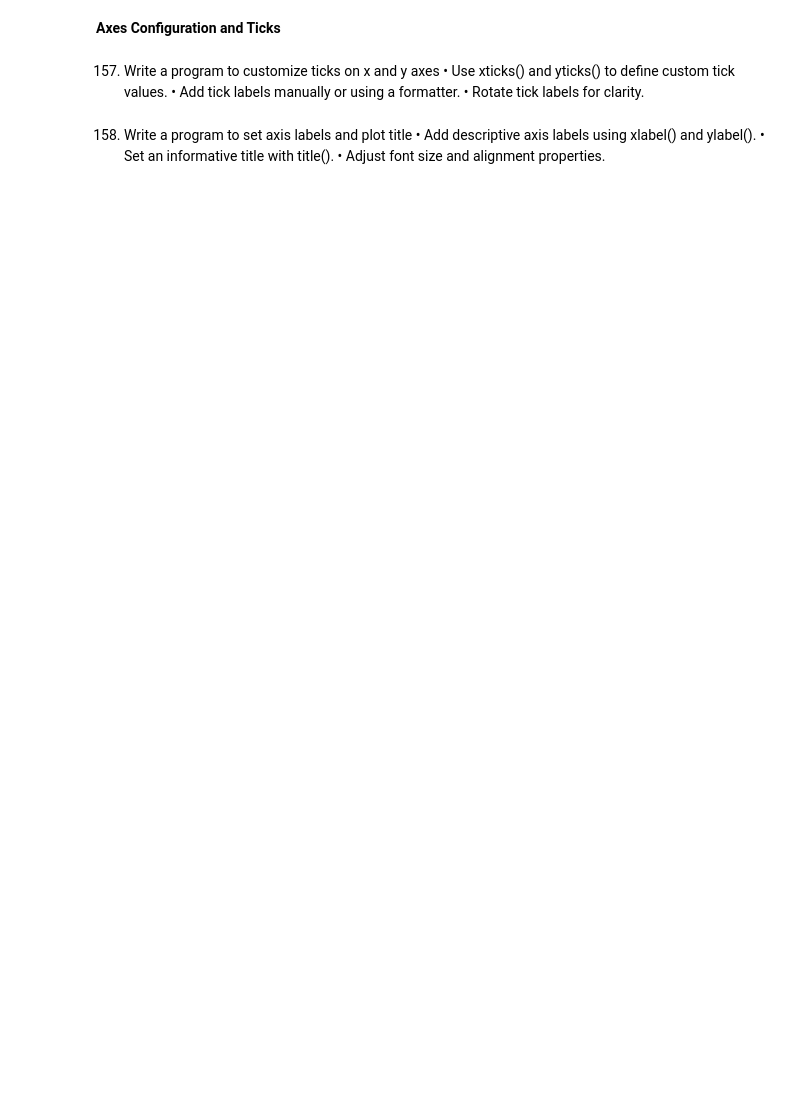
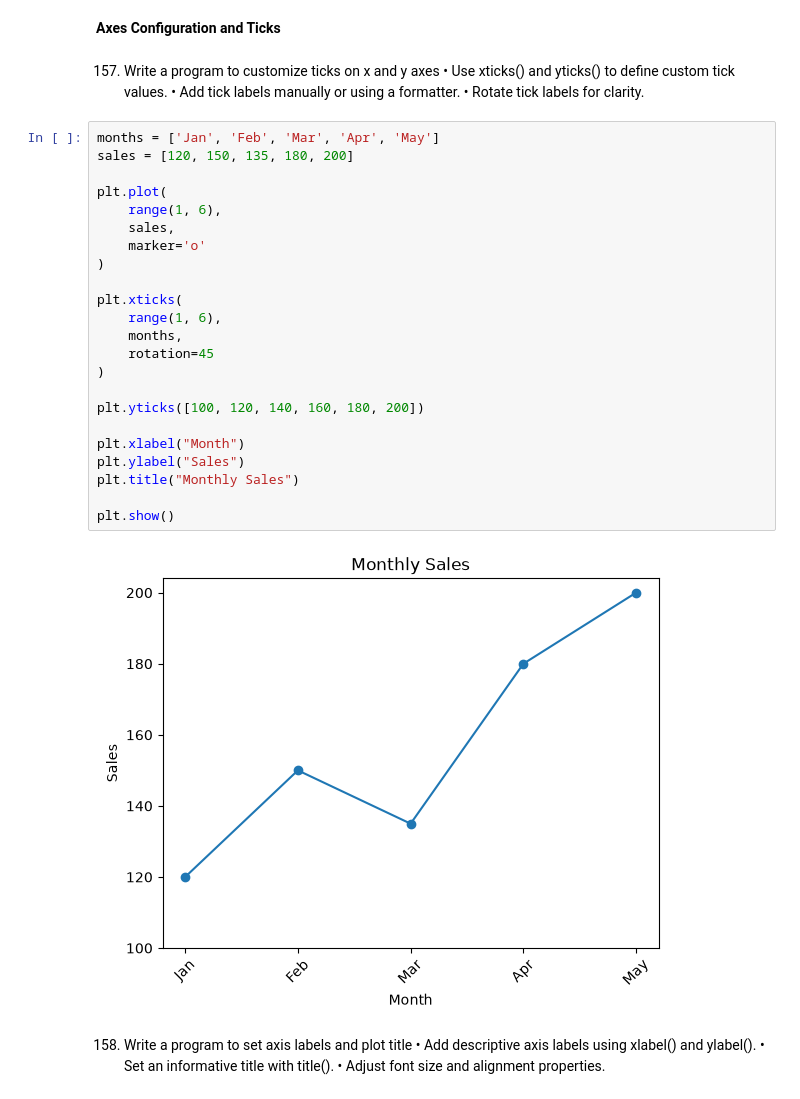
Before and after one commit to NiyatiRaiyani/25AIML060-PYTHON, a Jupyter notebook: Lab-25 Practical 11.ipynb, the cells around one changed output. Drawn from its saved outputs; the diff is of its cells as text; blank space fills up the shorter version.

```diff
--- a/Lab-25 Practical 11.ipynb
+++ b/Lab-25 Practical 11.ipynb
@@ -465,6 +522,31 @@ plt.show()
 • Use xticks() and yticks() to define custom tick values.
 • Add tick labels manually or using a formatter.
 • Rotate tick labels for clarity.
+# %%
+months = ['Jan', 'Feb', 'Mar', 'Apr', 'May']
+sales = [120, 150, 135, 180, 200]
+
+plt.plot(
+    range(1, 6),
+    sales,
+    marker='o'
+)
+
+plt.xticks(
+    range(1, 6),
+    months,
+    rotation=45
+)
+
+plt.yticks([100, 120, 140, 160, 180, 200])
+
+plt.xlabel("Month")
+plt.ylabel("Sales")
+plt.title("Monthly Sales")
+
+plt.show()
+# %% [output]
+[figure, added]
 # %% [markdown]
 158. Write a program to set axis labels and plot title
 • Add descriptive axis labels using xlabel() and ylabel().
```
Also changed, not shown: parts of 5 cells of this notebook.
